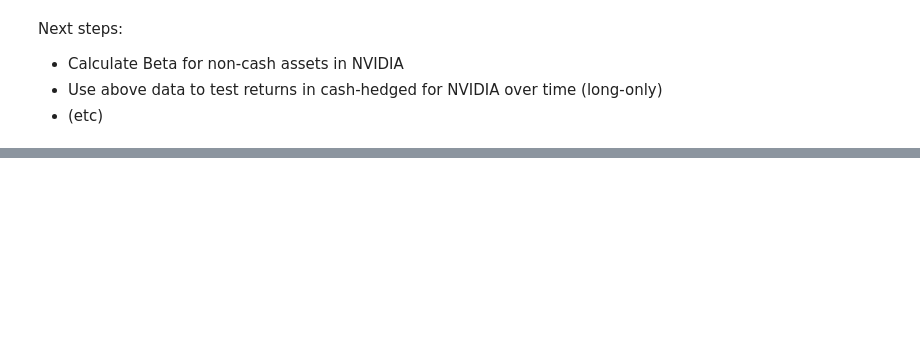
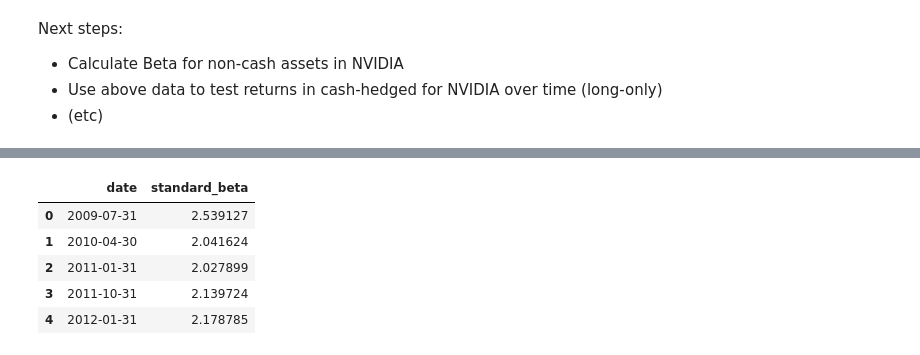
Before and after one commit to veervohra03/CashHedged, a Jupyter notebook: cashHedged.ipynb, the cells around one changed output, grey strips where cells are left out. Drawn from its saved outputs; the diff is of its cells as text; code cells hidden in the pictures; blank space fills up the shorter version.

```diff
--- a/cashHedged.ipynb
+++ b/cashHedged.ipynb
@@ -304,0 +268,49 @@ KeyError: 'risk_free_rate'
+# %%
+nvidia['date'] = pd.to_datetime(nvidia['date'])
+combined_data = pd.merge(nvidia, sp500_data, on='date', how='inner')
+combined_data.sort_values(by='date', inplace=True)
+
+# can change this
+rolling_window = 30
+
+rolling_standard_betas = []
+#rolling_cash_hedged_betas = []
+dates = []
+
+#SOMETHING IS WRONG HERE... cash-hedged betas are negative...
+for i in range(rolling_window, len(combined_data)):
+    window_data = combined_data.iloc[i - rolling_window:i]
+
+    if window_data['quarterly_return'].isna().any():
+         continue
+
+    X_market = window_data[['market_quarterly_return']]
+    y_standard = window_data['quarterly_return']
+    #y_cash_hedged = window_data['cash_hedged_return']
+
+    # for standard beta
+    standard_model = LinearRegression().fit(X_market, y_standard)
+    standard_beta = standard_model.coef_[0]
+
+    # for cash-hedged beta
+    #cash_hedged_model = LinearRegression().fit(X_market, y_cash_hedged)
+    #cash_hedged_beta = cash_hedged_model.coef_[0]
+
+    rolling_standard_betas.append(standard_beta)
+    #rolling_cash_hedged_betas.append(cash_hedged_beta)
+    dates.append(combined_data['date'].iloc[i])
+
+beta_results = pd.DataFrame({
+    'date': dates,
+    'standard_beta': rolling_standard_betas,
+    #'cash_hedged_beta': rolling_cash_hedged_betas
+})
+
+beta_results.head()
+# %% [output]
+|  | date | standard_beta |
+| 0 | 2009-07-31 | 2.539127 |
+| 1 | 2010-04-30 | 2.041624 |
+| 2 | 2011-01-31 | 2.027899 |
+| 3 | 2011-10-31 | 2.139724 |
+| 4 | 2012-01-31 | 2.178785 |
```
Also changed, not shown: parts of 16 cells of this notebook.
